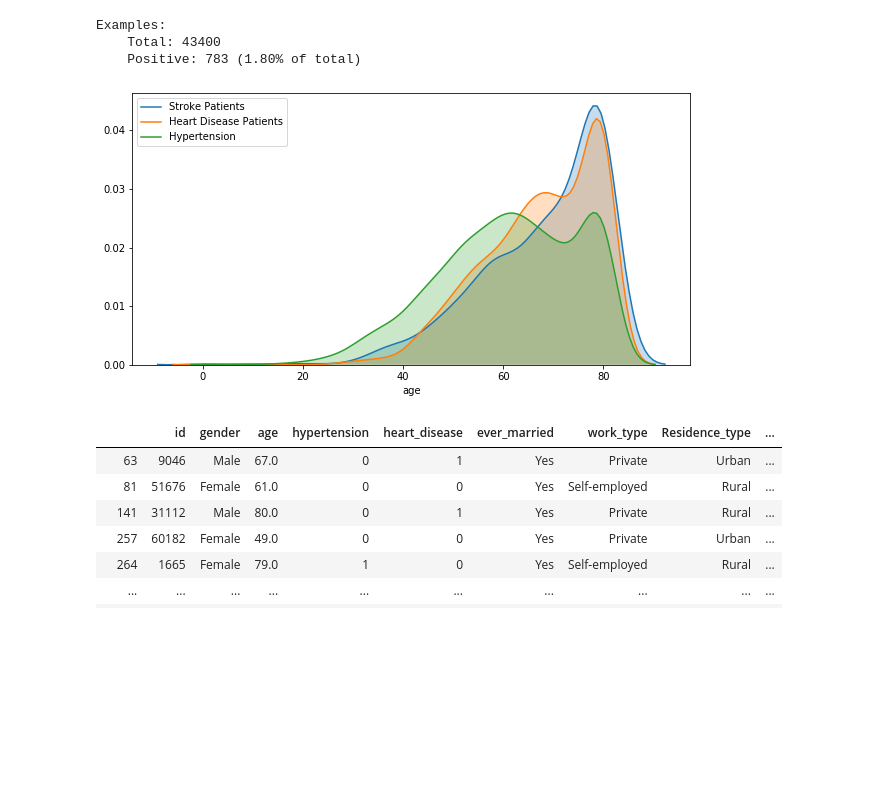
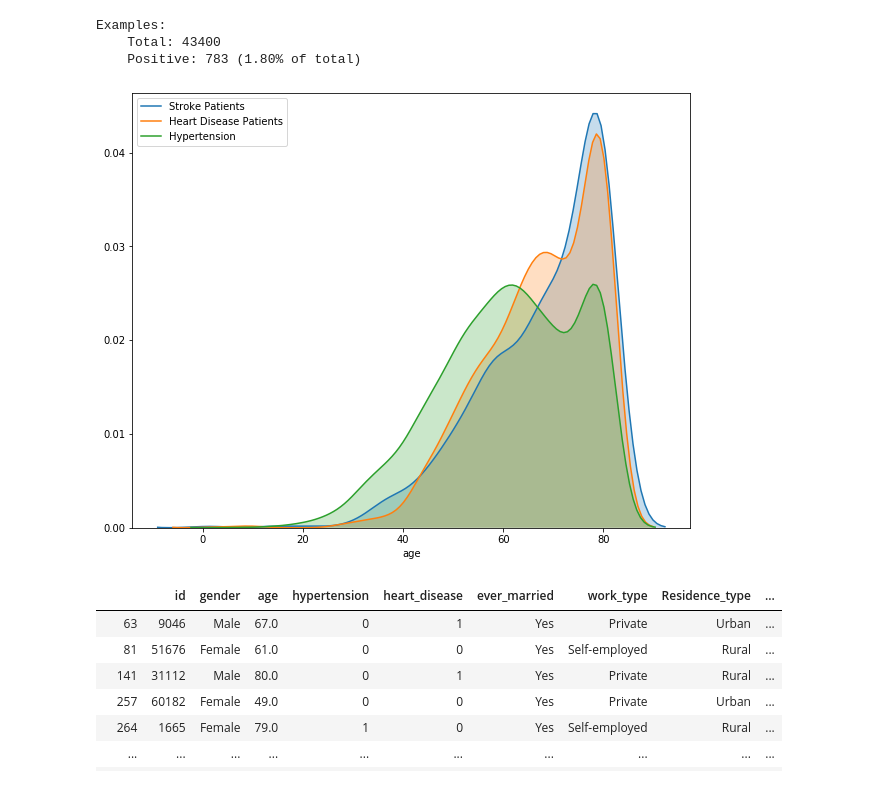
Before and after one commit to dan393/Dissertation, a Jupyter notebook: Code/dissertation/Stroke Predictions.ipynb, the cells around one changed output. Drawn from its saved outputs; the diff is of its cells as text; code cells hidden in the pictures; blank space fills up the shorter version.

```diff
--- a/Code/dissertation/Stroke Predictions.ipynb
+++ b/Code/dissertation/Stroke Predictions.ipynb
@@ -61,14 +61,14 @@ Examples:
     Total: 43400
     Positive: 783 (1.80% of total)
 # %%
-plt.figure(figsize=(10,5))
+plt.figure(figsize=(10,8))
 sns.distplot(df.loc[df['stroke'] == 1]['age'], label='Stroke Patients', kde_kws={"shade": True},hist=False, bins =20)
 sns.distplot(df.loc[df['heart_disease'] == 1]['age'], label='Heart Disease Patients', kde_kws={"shade": True},hist=False, bins =20)
 sns.distplot(df.loc[df['hypertension'] == 1]['age'], label='Hypertension', kde_kws={"shade": True},hist=False, bins =20)
 plt.legend()
 save('/building_ann/stroke_age_distplot.png')
 # %% [output]
-[figure, old version]
+[figure, new version]
 # %%
 # %% [output]
 |  | id | gender | age | hypertension | heart_disease | ever_married | work_type | Residence_type | ... |
```
Also changed, not shown: 1 other file.
